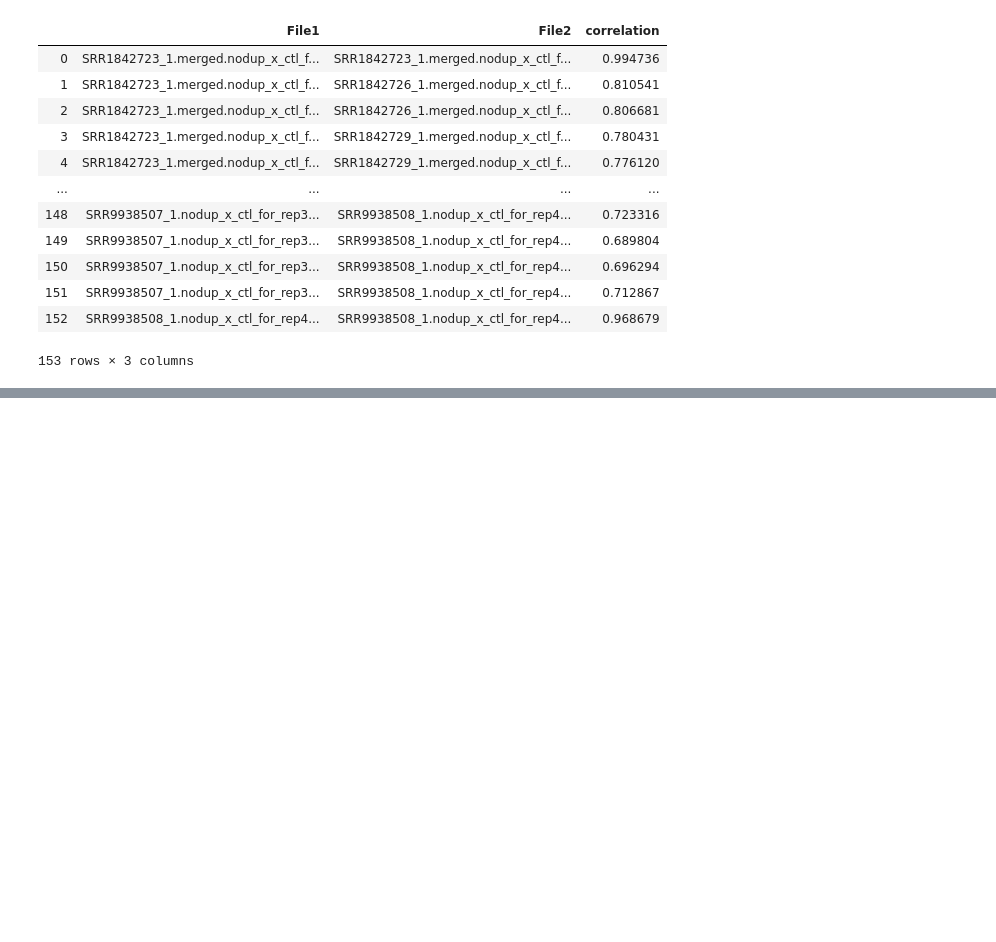
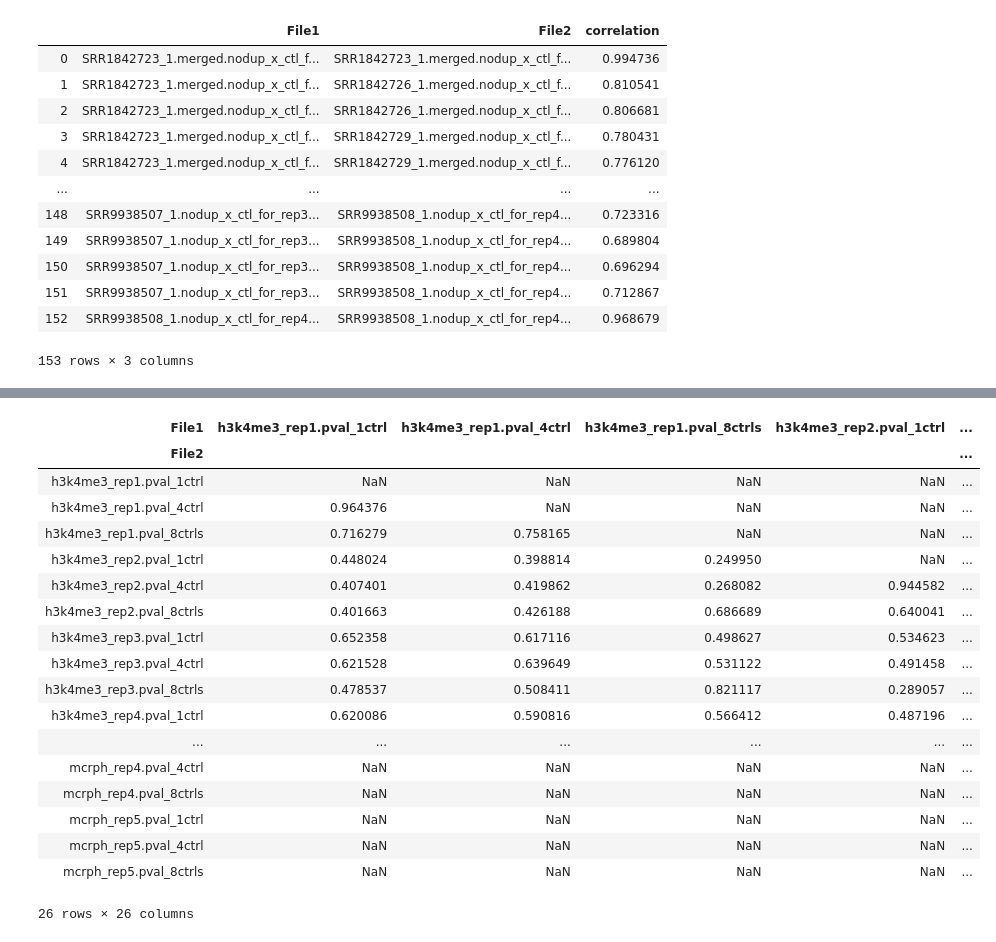
Before and after one commit to GFrosi/GEO_NCBI, a Jupyter notebook: BigWig_Correlation.ipynb, the cells around one changed output, grey strips where cells are left out. Saved outputs shown, nothing was run; the diff lists cells and outputs as text; code cells hidden in the pictures; blank space fills up the shorter version.

```diff
--- a/BigWig_Correlation.ipynb
+++ b/BigWig_Correlation.ipynb
@@ -227,0 +729,4 @@ plt.show() # ta-da!
+# %%
+#Load output
+
+all_gsm = pd.read_csv(r'/Users/gfrosi/Documents/Frosi_lab_jacques/test_pipeline_encode/BigWig_test/mcrp-h3k4me3-tests_AND_all-test-pval_out.txt', sep="\t", header=None, names=['File1','File2', 'correlation'])
@@ -227,0 +784,22 @@ plt.show() # ta-da!
+# %%
+result_all_gsm_trans
+# %% [output]
+| File1 | h3k4me3_rep1.pval_1ctrl | h3k4me3_rep1.pval_4ctrl | h3k4me3_rep1.pval_8ctrls | h3k4me3_rep2.pval_1ctrl | ... |
+| File2 |  |  |  |  | ... |
+| h3k4me3_rep1.pval_1ctrl | NaN | NaN | NaN | NaN | ... |
+| h3k4me3_rep1.pval_4ctrl | 0.964376 | NaN | NaN | NaN | ... |
+| h3k4me3_rep1.pval_8ctrls | 0.716279 | 0.758165 | NaN | NaN | ... |
+| h3k4me3_rep2.pval_1ctrl | 0.448024 | 0.398814 | 0.249950 | NaN | ... |
+| h3k4me3_rep2.pval_4ctrl | 0.407401 | 0.419862 | 0.268082 | 0.944582 | ... |
+| h3k4me3_rep2.pval_8ctrls | 0.401663 | 0.426188 | 0.686689 | 0.640041 | ... |
+| h3k4me3_rep3.pval_1ctrl | 0.652358 | 0.617116 | 0.498627 | 0.534623 | ... |
+| h3k4me3_rep3.pval_4ctrl | 0.621528 | 0.639649 | 0.531122 | 0.491458 | ... |
+| h3k4me3_rep3.pval_8ctrls | 0.478537 | 0.508411 | 0.821117 | 0.289057 | ... |
+| h3k4me3_rep4.pval_1ctrl | 0.620086 | 0.590816 | 0.566412 | 0.487196 | ... |
+| ... | ... | ... | ... | ... | ... |
+| mcrph_rep4.pval_4ctrl | NaN | NaN | NaN | NaN | ... |
+| mcrph_rep4.pval_8ctrls | NaN | NaN | NaN | NaN | ... |
+| mcrph_rep5.pval_1ctrl | NaN | NaN | NaN | NaN | ... |
+| mcrph_rep5.pval_4ctrl | NaN | NaN | NaN | NaN | ... |
+| mcrph_rep5.pval_8ctrls | NaN | NaN | NaN | NaN | ... |
+26 rows × 26 columns
```
Also changed, not shown: parts of 80 cells of this notebook, 24 other files.
